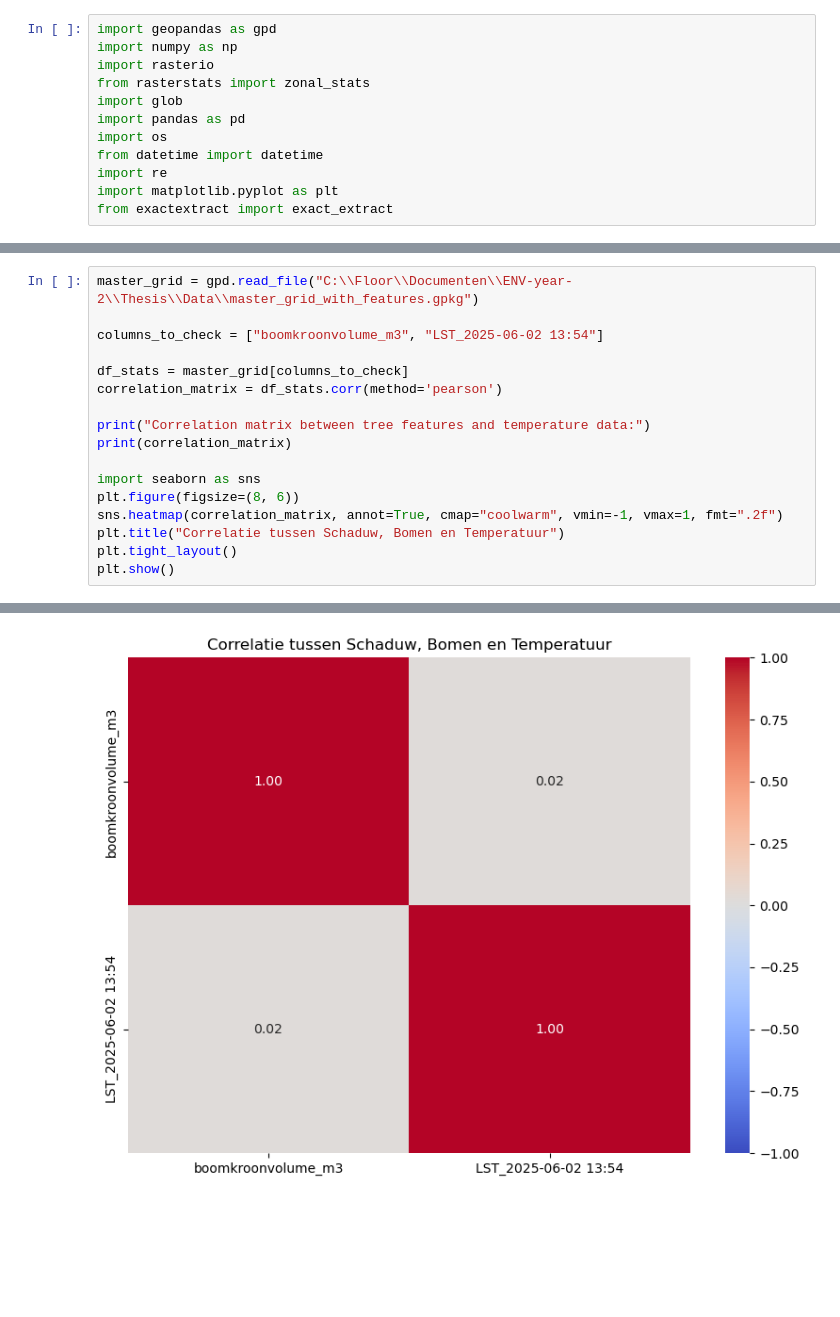
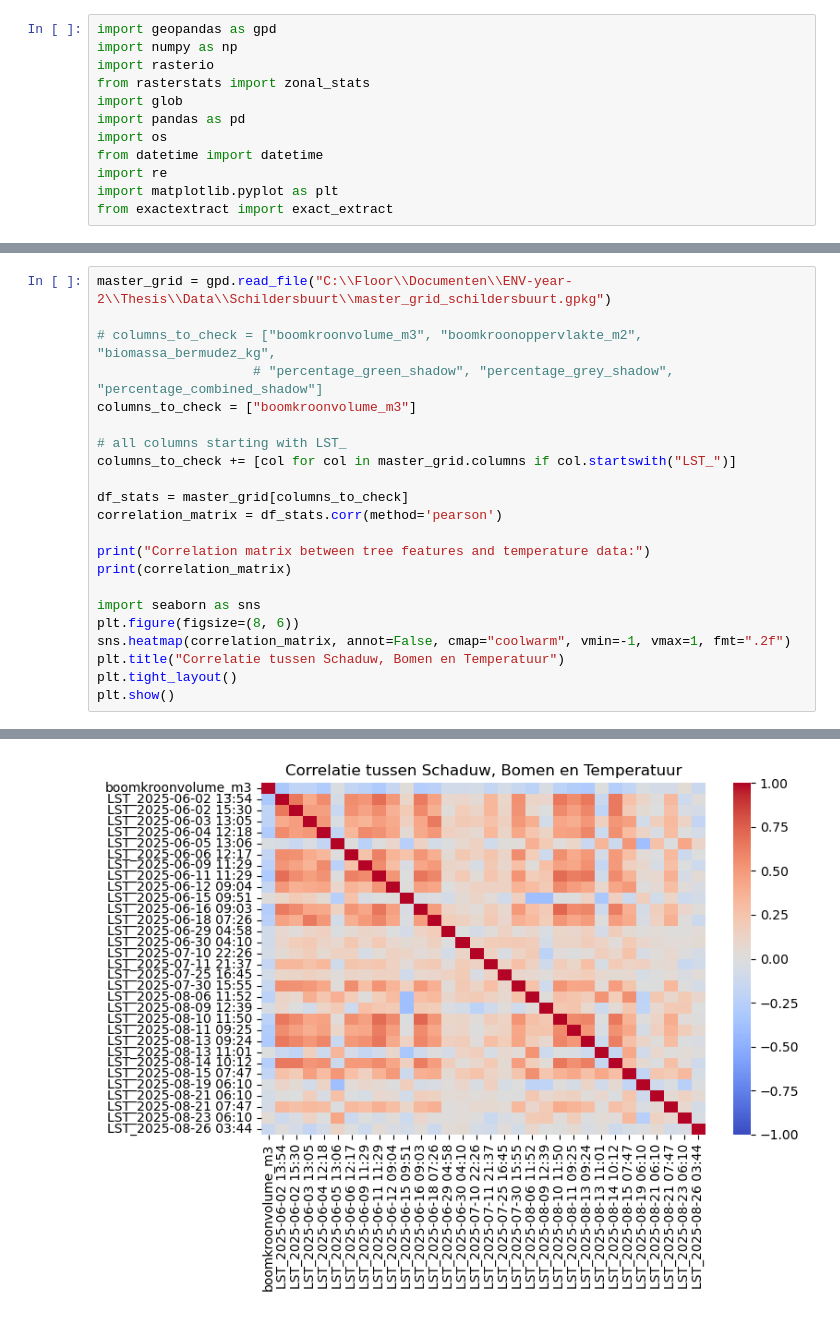
Before and after one commit to floorhoekstra/thesis, a Jupyter notebook: master_rasterize.ipynb, the cells around one changed output, grey strips where cells are left out. Drawn from its saved outputs; the diff is of its cells as text; blank space fills up the shorter version.

Commit message:
Combine all geopackages, comment lines regarding model crown diameter etc out

```diff
--- a/master_rasterize.ipynb
+++ b/master_rasterize.ipynb
@@ -211,9 +222,14 @@ CRS of grid and raster do not match. Reprojecting grid to match raster CRS.
 ECOSTRESS temperature data added to the grid.
 Final grid with features saved to C:\Floor\Documenten\ENV-year-2\Thesis\Data\master_grid_with_features.gpkg
 # %%
-master_grid = gpd.read_file("C:\\Floor\\Documenten\\ENV-year-2\\Thesis\\Data\\master_grid_with_features.gpkg")
+master_grid = gpd.read_file("C:\\Floor\\Documenten\\ENV-year-2\\Thesis\\Data\\Schildersbuurt\\master_grid_schildersbuurt.gpkg")
 
-columns_to_check = ["boomkroonvolume_m3", "LST_2025-06-02 13:54"]
+# columns_to_check = ["boomkroonvolume_m3", "boomkroonoppervlakte_m2", "biomassa_bermudez_kg",
+                    # "percentage_green_shadow", "percentage_grey_shadow", "percentage_combined_shadow"]
+columns_to_check = ["boomkroonvolume_m3"]
+
+# all columns starting with LST_
+columns_to_check += [col for col in master_grid.columns if col.startswith("LST_")]
 
 df_stats = master_grid[columns_to_check]
 correlation_matrix = df_stats.corr(method='pearson')
@@ -223,7 +239,7 @@ print(correlation_matrix)
 
 import seaborn as sns
 plt.figure(figsize=(8, 6))
-sns.heatmap(correlation_matrix, annot=True, cmap="coolwarm", vmin=-1, vmax=1, fmt=".2f")
+sns.heatmap(correlation_matrix, annot=False, cmap="coolwarm", vmin=-1, vmax=1, fmt=".2f")
 plt.title("Correlatie tussen Schaduw, Bomen en Temperatuur")
 plt.tight_layout()
 plt.show()
@@ -235 +264 @@ LST_2025-06-02 13:54            0.020369              1.000000
-[figure, old version]
+[figure, new version]
```
Also changed, not shown: parts of 5 cells of this notebook, 2 other files.
